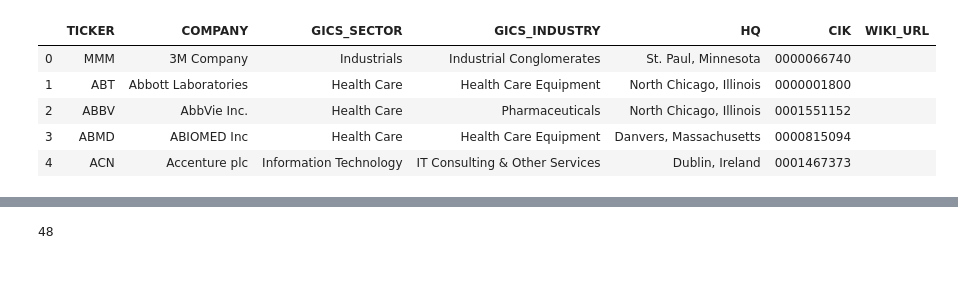
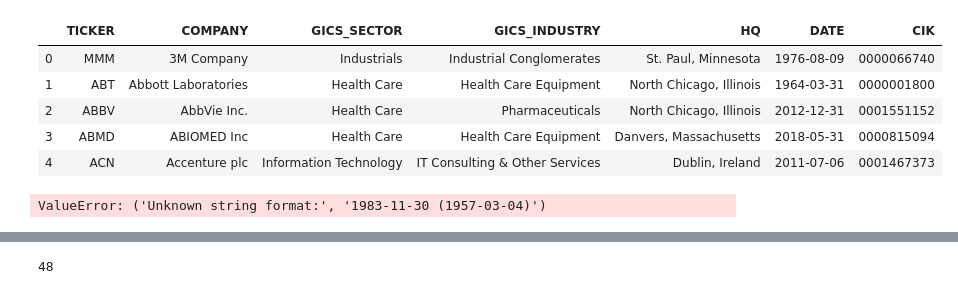
Before and after one commit to nqabell89/SP500-Wikipedia-Company-Info-Extractor, a Jupyter notebook: wiki_scraper.ipynb, the cells around one changed output, grey strips where cells are left out. Cells and saved outputs as stored; diff of their text form; code cells hidden in the pictures.

```diff
--- a/wiki_scraper.ipynb
+++ b/wiki_scraper.ipynb
@@ -4,21 +4,25 @@ import html5lib
 # %%
 # Prep dataframe for JSON conversion
 ticker_list = pd.read_html('https://en.wikipedia.org/wiki/List_of_S%26P_500_companies')
 df = ticker_list[0]
-df.drop(columns = ['SEC filings', 'Date first added', 'Founded'], inplace = True)
+df.drop(columns = ['SEC filings', 'Founded'], inplace = True)
 df.CIK = df.CIK.astype(str)
 df['CIK'] = df['CIK'].str.zfill(10)
-df.rename(columns = {'Symbol':'TICKER', 'Security':'COMPANY', 'GICS Sector':'GICS_SECTOR',
+df.rename(columns = {'Symbol':'TICKER', 'Security':'COMPANY', 'GICS Sector':'GICS_SECTOR', 'Date first added':'DATE',
                      'GICS Sub Industry':'GICS_INDUSTRY', 'Headquarters Location':'HQ'}, inplace = True)
-df['WIKI_URL'] = ''
 df.head()
 # %% [output]
-|  | TICKER | COMPANY | GICS_SECTOR | GICS_INDUSTRY | HQ | CIK | WIKI_URL |
-| 0 | MMM | 3M Company | Industrials | Industrial Conglomerates | St. Paul, Minnesota | 0000066740 |  |
-| 1 | ABT | Abbott Laboratories | Health Care | Health Care Equipment | North Chicago, Illinois | 0000001800 |  |
-| 2 | ABBV | AbbVie Inc. | Health Care | Pharmaceuticals | North Chicago, Illinois | 0001551152 |  |
-| 3 | ABMD | ABIOMED Inc | Health Care | Health Care Equipment | Danvers, Massachusetts | 0000815094 |  |
-| 4 | ACN | Accenture plc | Information Technology | IT Consulting & Other Services | Dublin, Ireland | 0001467373 |  |
+|  | TICKER | COMPANY | GICS_SECTOR | GICS_INDUSTRY | HQ | DATE | CIK |
+| 0 | MMM | 3M Company | Industrials | Industrial Conglomerates | St. Paul, Minnesota | 1976-08-09 | 0000066740 |
+| 1 | ABT | Abbott Laboratories | Health Care | Health Care Equipment | North Chicago, Illinois | 1964-03-31 | 0000001800 |
+| 2 | ABBV | AbbVie Inc. | Health Care | Pharmaceuticals | North Chicago, Illinois | 2012-12-31 | 0001551152 |
+| 3 | ABMD | ABIOMED Inc | Health Care | Health Care Equipment | Danvers, Massachusetts | 2018-05-31 | 0000815094 |
+| 4 | ACN | Accenture plc | Information Technology | IT Consulting & Other Services | Dublin, Ireland | 2011-07-06 | 0001467373 |
+# %%
+df['DATE'] = pd.to_datetime(df['DATE'])
+df
+# %% [output]
+ValueError: ('Unknown string format:', '1983-11-30 (1957-03-04)')
 # %%
 from bs4 import BeautifulSoup
 import requests, re
```
Also changed, not shown: 4 other files.
